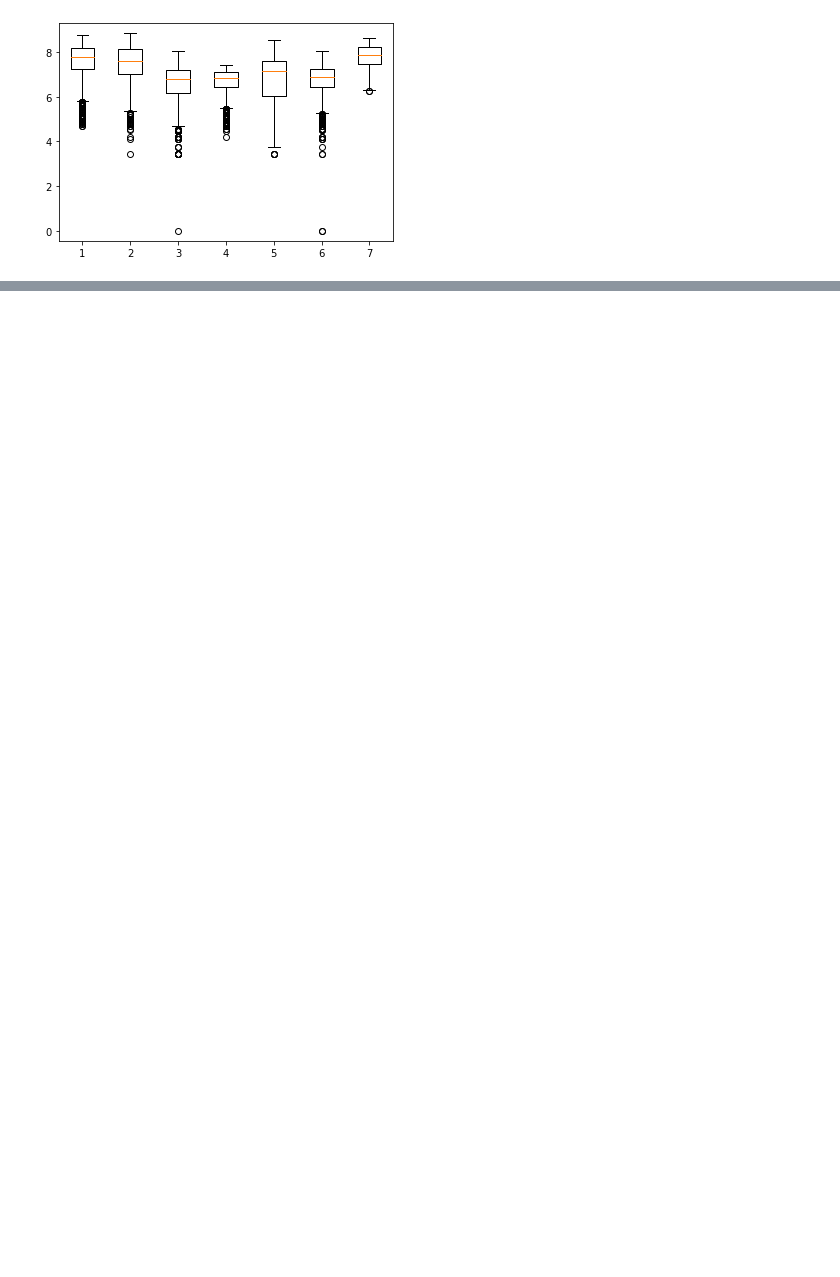
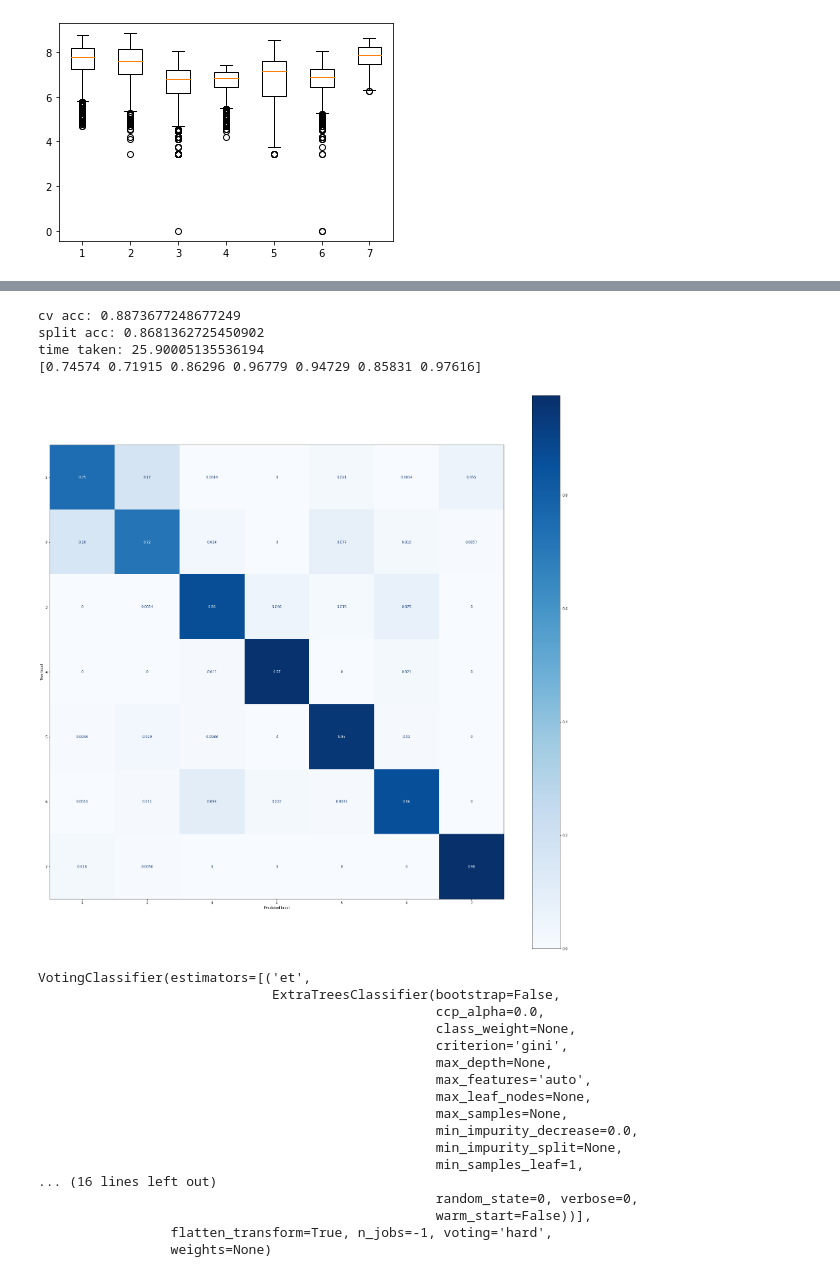
Before and after one commit to vishpillai123/w207_final_project_bwp, a Jupyter notebook: kevin/Project.ipynb, the cells around one changed output, grey strips where cells are left out. Cells and saved outputs as stored; diff of their text form; code cells hidden in the pictures; blank space fills up the shorter version.

```diff
--- a/kevin/Project.ipynb
+++ b/kevin/Project.ipynb
@@ -167,0 +275,30 @@ k=50:   0.9999999999968857
+# %%
+# Voting
+models = [('et',ExtraTreesClassifier(n_jobs=-1, random_state=0)),
+           ('et2',ExtraTreesClassifier(n_jobs=-1, random_state=0)),
+           ('et3',ExtraTreesClassifier(n_jobs=-1, random_state=0))]
+model = VotingClassifier(models, n_jobs=-1)
+score_model(model,df_train);
+# %% [output]
+cv acc: 0.8873677248677249
+split acc: 0.8681362725450902
+time taken: 25.90005135536194
+[0.74574 0.71915 0.86296 0.96779 0.94729 0.85831 0.97616]
+[figure, added]
+VotingClassifier(estimators=[('et',
+                              ExtraTreesClassifier(bootstrap=False,
+                                                   ccp_alpha=0.0,
+                                                   class_weight=None,
+                                                   criterion='gini',
+                                                   max_depth=None,
+                                                   max_features='auto',
+                                                   max_leaf_nodes=None,
+                                                   max_samples=None,
+                                                   min_impurity_decrease=0.0,
+                                                   min_impurity_split=None,
+                                                   min_samples_leaf=1,
+... (16 lines left out)
+                                                   random_state=0, verbose=0,
+                                                   warm_start=False))],
+                 flatten_transform=True, n_jobs=-1, voting='hard',
+                 weights=None)
```
Also changed, not shown: parts of 48 cells of this notebook.
